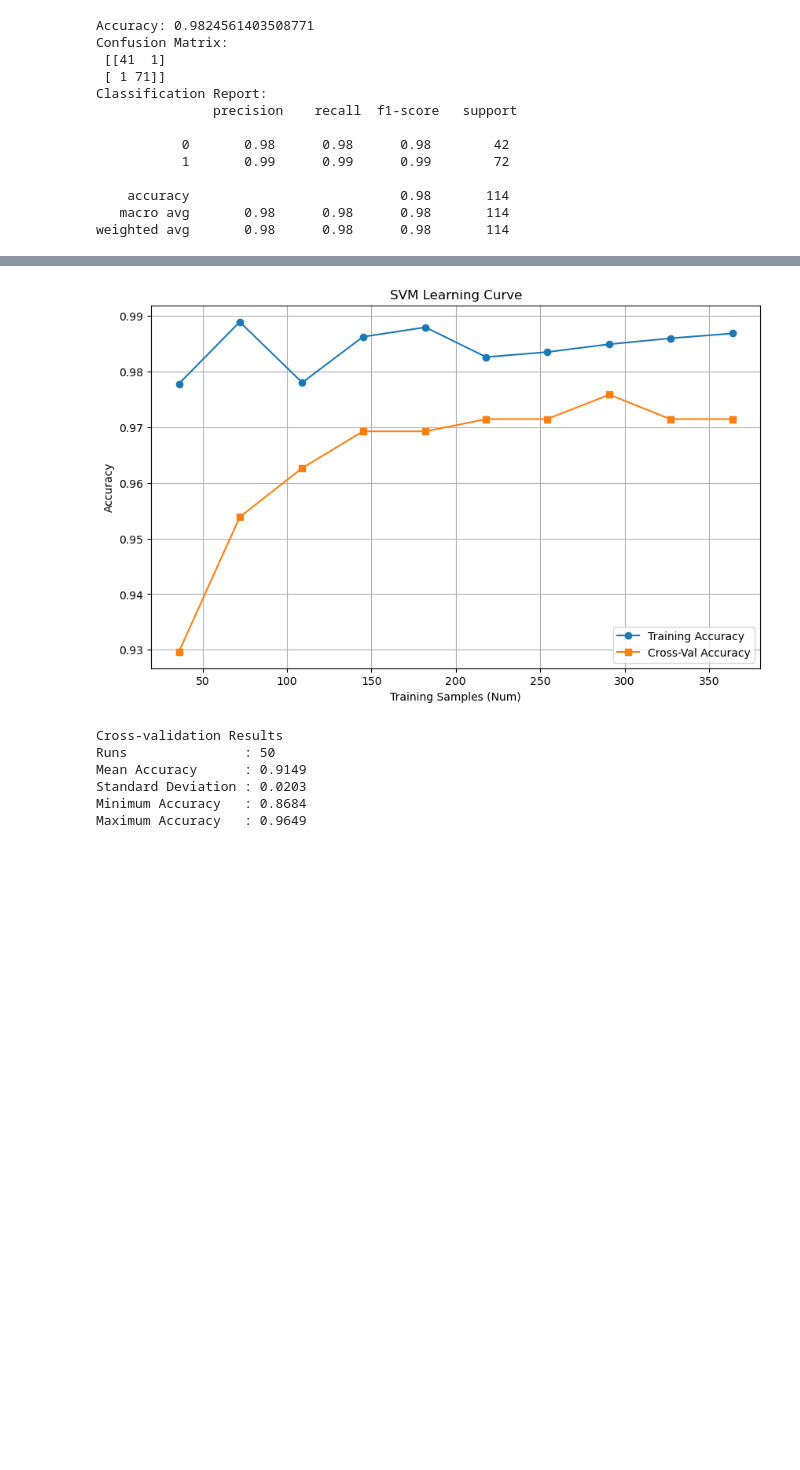
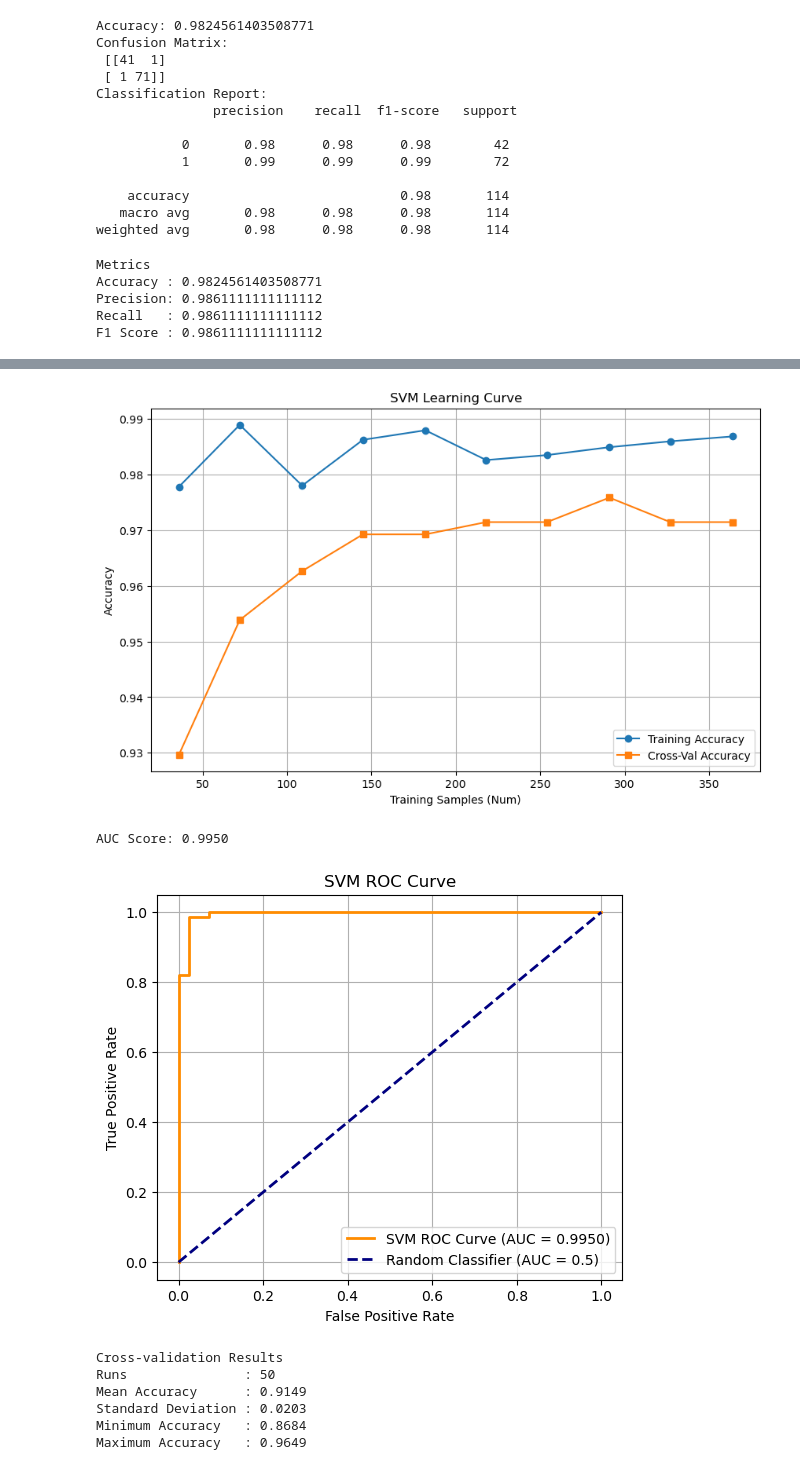
Before and after one commit to aryanalavade/Breast-Cancer-Detection-with-ML-Models, a Jupyter notebook: svm/breast_cancer_svm.ipynb, the cells around one changed output, grey strips where cells are left out. Cells and saved outputs as stored; diff of their text form; code cells hidden in the pictures; blank space fills up the shorter version.

```diff
--- a/svm/breast_cancer_svm.ipynb
+++ b/svm/breast_cancer_svm.ipynb
@@ -273,6 +277,14 @@ Classification Report:
 weighted avg       0.98      0.98      0.98       114
 # %%
 # (PATH 2a) VISUALIZATION
+
+y_pred = model.predict(x_test)
+
+print("Metrics")
+print("Accuracy :", accuracy_score(y_test, y_pred))
+print("Precision:", precision_score(y_test, y_pred))
+print("Recall   :", recall_score(y_test, y_pred))
+print("F1 Score :", f1_score(y_test, y_pred))
 
 # confusion matrix heatmap
 plt.figure(figsize= (8,6))
@@ -283,33 +295,70 @@ plt.xlabel("Prediction")
 plt.ylabel("Actual")
 plt.title("SVM Confusion Matrix")
 
 # grid and show
 plt.show()
 
 #computing learning curve
 train_size, train_score, test_score = learning_curve(model,  x_train, y_train, cv = 5, scoring = 'accuracy', train_sizes = np.linspace(.10, 1.0, 10))
 
 #means and std
 train_m = np.mean(train_score, axis = 1)
 test_m = np.mean(test_score, axis = 1)
 
 # plotting learning curve
 plt.figure(figsize = (10,6))
 plt.plot(train_size, train_m, label = 'Training Accuracy', marker ='o')
 plt.plot(train_size, test_m, label = 'Cross-Val Accuracy', marker ='s')
 plt.xlabel("Training Samples (Num)")
 plt.ylabel("Accuracy")
 plt.title("SVM Learning Curve")
 
 # grid and legend
 plt.grid(True)
 plt.legend()
 
 # show plot
 plt.show()
+
+y_score = model.decision_function(x_test)
+fpr, tpr, _ = roc_curve(y_test, y_score)
+roc_auc = auc(fpr, tpr)
+print(f"\nAUC Score: {roc_auc:.4f}")
+plt.figure(figsize=(6,5))
+
+# SVM ROC curve
+plt.plot(
+    fpr, tpr,
+    color='darkorange',
+    lw=2,
+    label=f'SVM ROC Curve (AUC = {roc_auc:.4f})'
+)
+
+# random classifier baseline
+plt.plot(
+    [0,1], [0,1],
+    color='navy',
+    lw=2,
+    linestyle='--',
+    label='Random Classifier (AUC = 0.5)'
+)
+plt.xlabel("False Positive Rate")
+plt.ylabel("True Positive Rate")
+plt.title("SVM ROC Curve")
+plt.legend(loc="lower right")
+plt.grid(True)
+
+plt.show()
 # %% [output]
+Metrics
+Accuracy : 0.9824561403508771
+Precision: 0.9861111111111112
+Recall   : 0.9861111111111112
+F1 Score : 0.9861111111111112
 [figure]
 [figure]
+AUC Score: 0.9950
+[figure, added]
 # %%
 # (PATH 2b) REPEATED STRATIFIED K-FOLD
 
```
Also changed, not shown: parts of 1 cell of this notebook.
